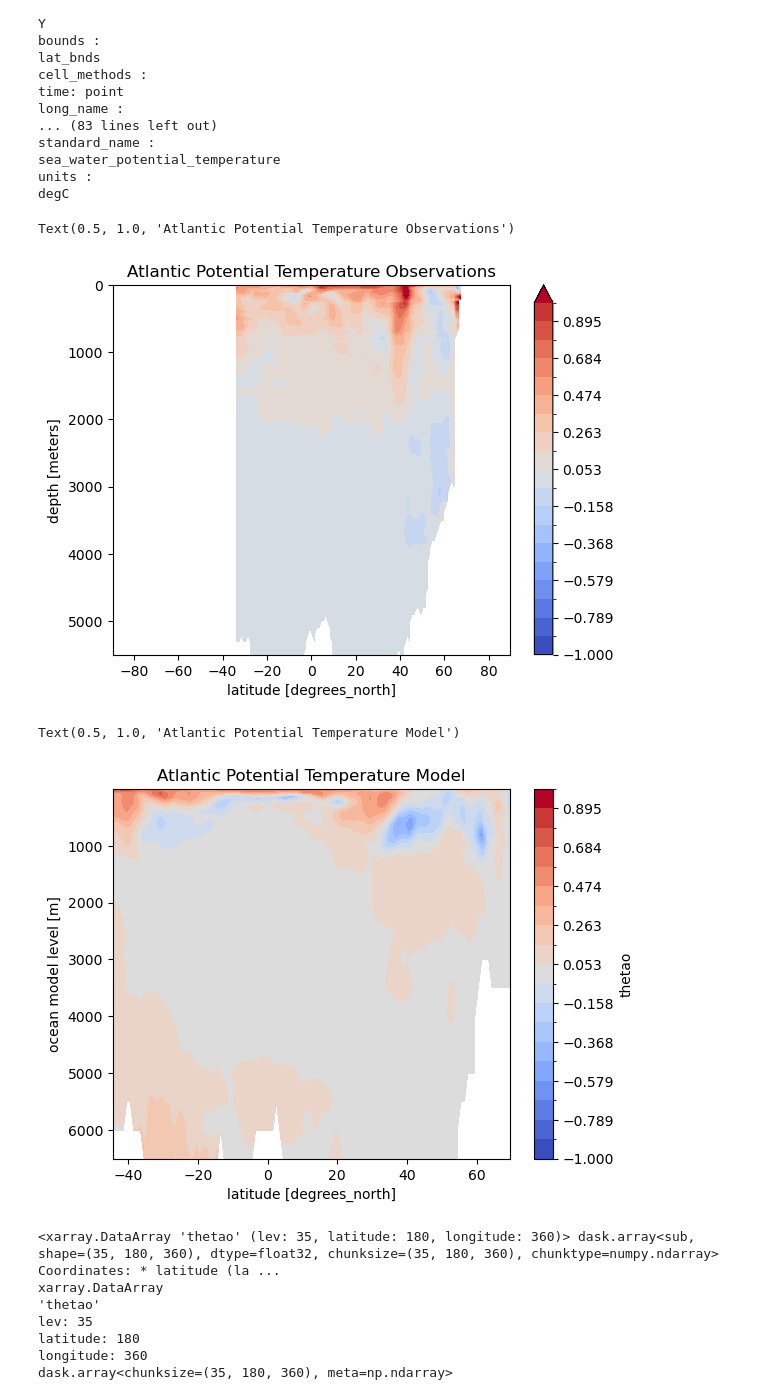
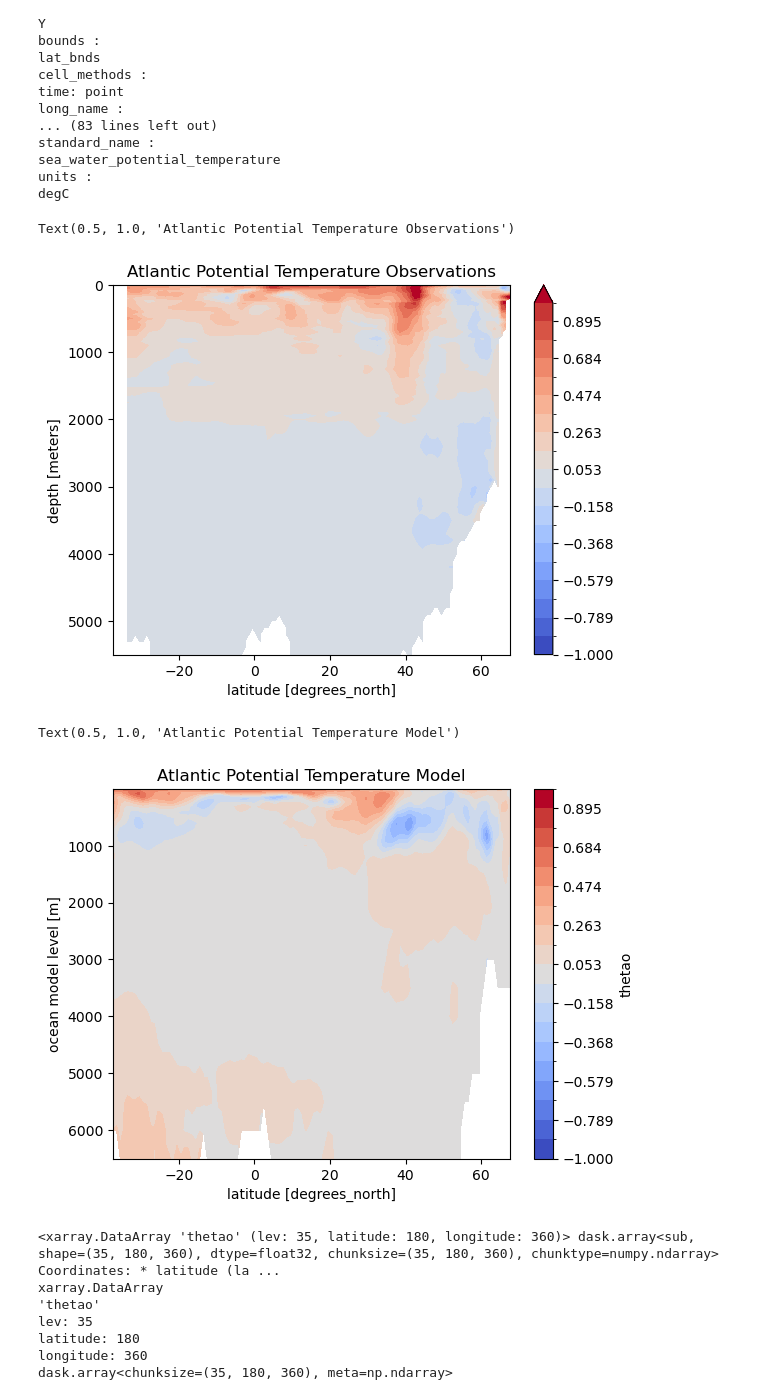
Before and after one commit to EES-3506-5506/Kelly_FinalPrG1, a Jupyter notebook: notebooks/KellyFinalPr-Copy1.ipynb, the cells around one changed output. Saved outputs shown, nothing was run; the diff lists cells and outputs as text; code cells hidden in the pictures.

```diff
--- a/notebooks/KellyFinalPr-Copy1.ipynb
+++ b/notebooks/KellyFinalPr-Copy1.ipynb
@@ -729,19 +748,19 @@ esm4_temp_55_64 = gfdl_esm4_thetao.sel(time=slice('1955-01-01','1964-12-01')).me
 # %%
 difference55_17_esm4 = esm4_temp_05_17 - esm4_temp_55_64
 # %%
-difference55_17.mean(dim='lon').plot.contourf(yincrease=False,
+difference55_17.sel(lat=slice(-38,68)).mean(dim='lon').plot.contourf(yincrease=False,
     vmin = -1, vmax= 1, cmap = 'coolwarm', levels = 20)
 plt.title('Atlantic Potential Temperature Observations')
 # %% [output]
 Text(0.5, 1.0, 'Atlantic Potential Temperature Observations')
-[figure, old version]
+[figure, new version]
 # %%
-difference55_17_esm4.sel(latitude=slice(-45, 70)).mean(dim='longitude').plot.contourf(yincrease=False,
+difference55_17_esm4.sel(latitude=slice(-38, 68)).mean(dim='longitude').plot.contourf(yincrease=False,
   vmin = -1, vmax = 1, cmap = 'coolwarm', levels = 20)
 plt.title('Atlantic Potential Temperature Model')
 # %% [output]
 Text(0.5, 1.0, 'Atlantic Potential Temperature Model')
-[figure, old version]
+[figure, new version]
 # %%
 difference55_17_esm4
 # %% [output]
```
Also changed, not shown: parts of 2 cells of this notebook.
